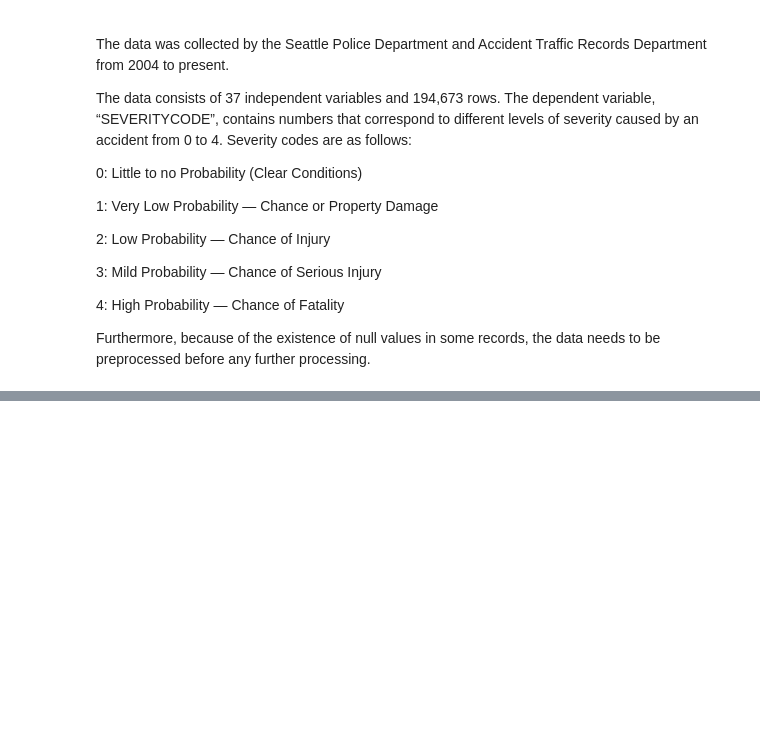
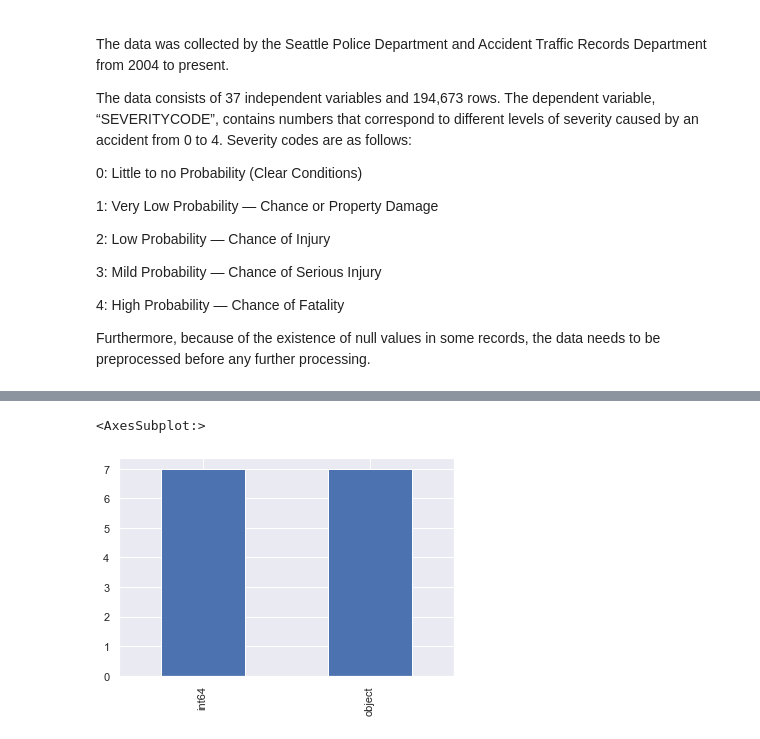
Before and after one commit to thanveer2508/Data-Science-Capstone-Project, a Jupyter notebook: notebooks/Coursera_Capstone.ipynb, the cells around one changed output, grey strips where cells are left out. Cells and saved outputs as stored; diff of their text form; code cells hidden in the pictures; blank space fills up the shorter version.

```diff
--- a/notebooks/Coursera_Capstone.ipynb
+++ b/notebooks/Coursera_Capstone.ipynb
@@ -37,0 +139,11 @@ Furthermore, because of the existence of null values in some records, the data n
+# %%
+#dropping unneeded columns
+df1= df.drop(['X','Y','INTKEY','COLDETKEY','REPORTNO','LOCATION','EXCEPTRSNCODE','EXCEPTRSNDESC',
+              'SEVERITYCODE.1','SEVERITYDESC','INCDATE','INCDTTM','SDOT_COLCODE','SDOT_COLDESC',
+              'INATTENTIONIND','UNDERINFL','PEDROWNOTGRNT','SDOTCOLNUM','SPEEDING','ST_COLDESC',
+              'SEGLANEKEY','CROSSWALKKEY','HITPARKEDCAR','ST_COLCODE'],axis=1)
+# %%
+df1.dtypes.value_counts().plot(kind='bar')
+# %% [output]
+<AxesSubplot:>
+[figure, added]
```
Also changed, not shown: parts of 61 cells of this notebook.
